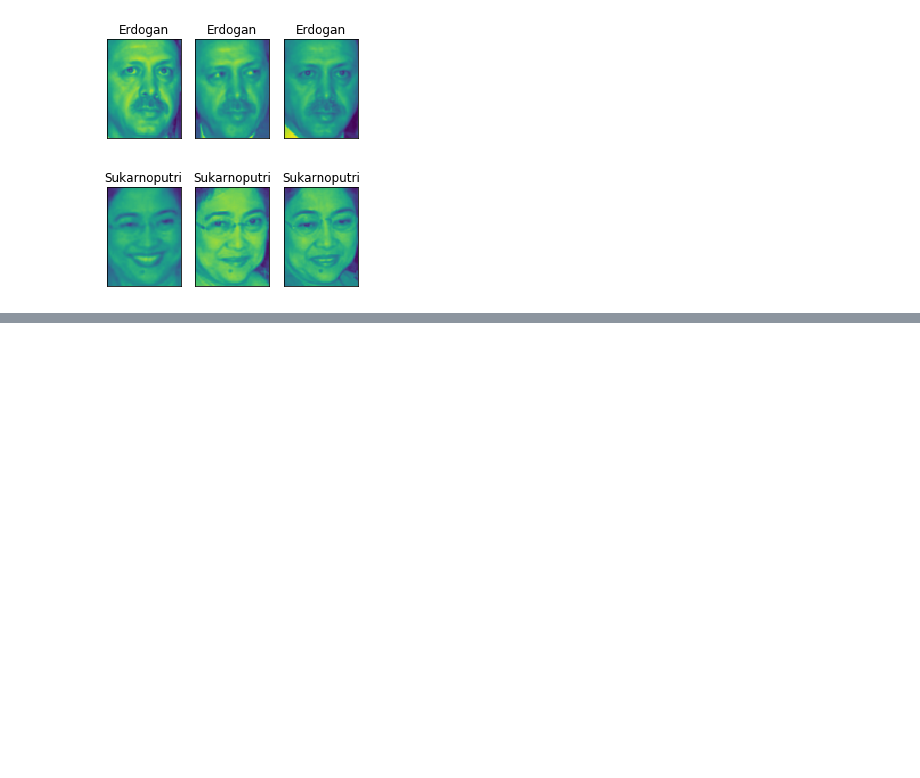
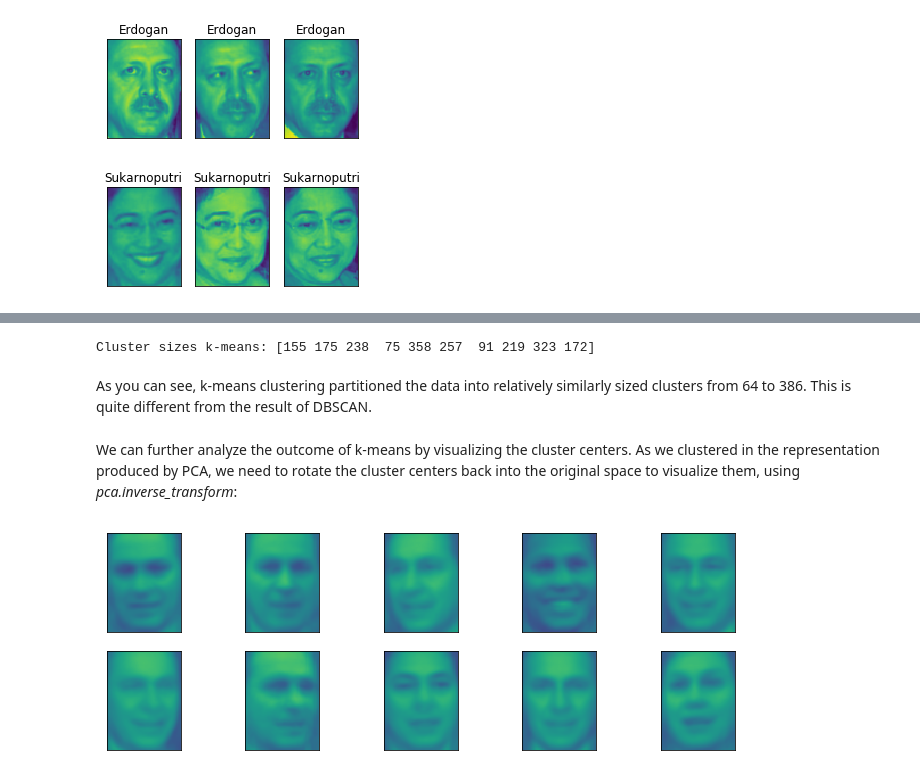
Before and after one commit to carlhinderer/python-ml-intro, a Jupyter notebook: notebooks/03_unsupervised_learning/i_comparing_cluster_algorithms.ipynb, the cells around one changed output, grey strips where cells are left out. Cells and saved outputs as stored; diff of their text form; code cells hidden in the pictures; blank space fills up the shorter version.

Commit message:
Added analysis of faces dataset using k-means.

```diff
--- a/notebooks/03_unsupervised_learning/i_comparing_cluster_algorithms.ipynb
+++ b/notebooks/03_unsupervised_learning/i_comparing_cluster_algorithms.ipynb
@@ -275,0 +286,18 @@ for cluster in range(max(labels) + 1):
+# %%
+# Extract clusters with k-means
+km = KMeans(n_clusters=10, random_state=0)
+labels_km = km.fit_predict(X_pca)
+print("Cluster sizes k-means: {}".format(np.bincount(labels_km)))
+# %% [output]
+Cluster sizes k-means: [155 175 238  75 358 257  91 219 323 172]
+# %% [markdown]
+As you can see, k-means clustering partitioned the data into relatively similarly sized clusters from 64 to 386. This is quite different from the result of DBSCAN.
+# %% [markdown]
+We can further analyze the outcome of k-means by visualizing the cluster centers. As we clustered in the representation produced by PCA, we need to rotate the cluster centers back into the original space to visualize them, using *pca.inverse_transform*:
+# %%
+fig, axes = plt.subplots(2, 5, subplot_kw={'xticks': (), 'yticks': ()}, figsize=(12, 4))
+
+for center, ax in zip(km.cluster_centers_, axes.ravel()):
+    ax.imshow(pca.inverse_transform(center).reshape(image_shape), vmin=0, vmax=1)
+# %% [output]
+[figure, added]
```
Also changed, not shown: parts of 10 cells of this notebook.
